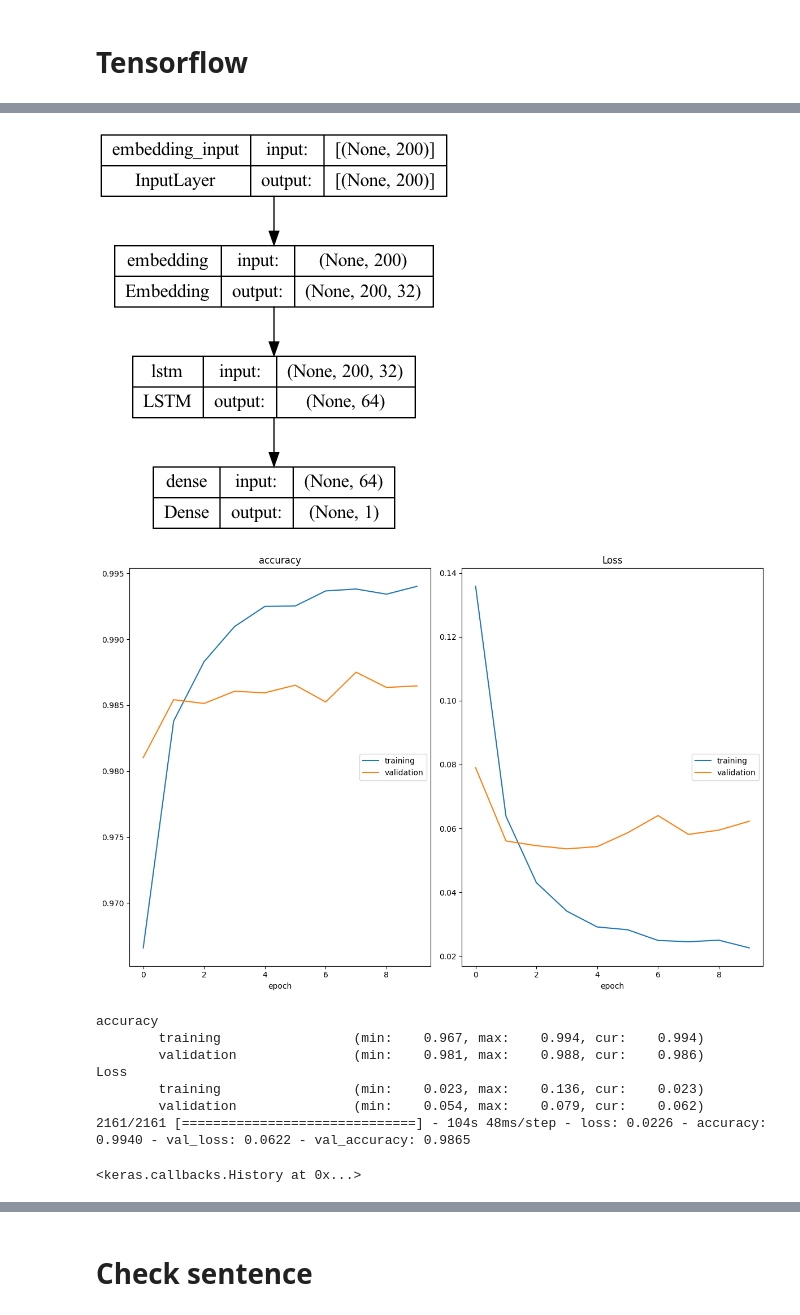
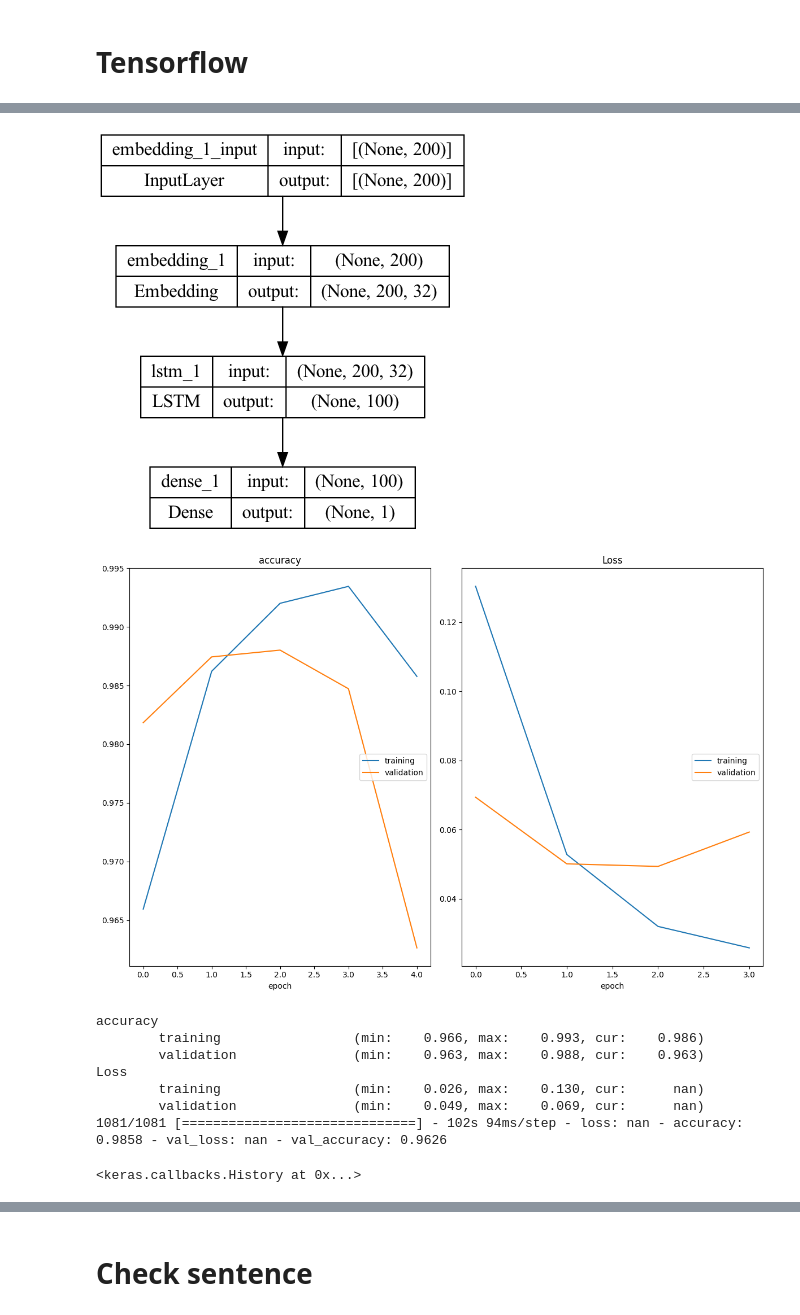
Before and after one commit to adwiza/datascience_skillbox, a Jupyter notebook: BW_project/BW_TEXT_PREP-W2V-TF-wo_HTML.ipynb, the cells around one changed output, grey strips where cells are left out. Drawn from its saved outputs; the diff is of its cells as text; code cells hidden in the pictures.

```diff
--- a/BW_project/BW_TEXT_PREP-W2V-TF-wo_HTML.ipynb
+++ b/BW_project/BW_TEXT_PREP-W2V-TF-wo_HTML.ipynb
@@ -470,0 +496,20 @@ _________________________________________________________________
+# %%
+import numpy as np
+from keras.datasets import imdb
+from keras.layers import LSTM, Embedding, Dense
+
+model = keras.models.Sequential()
+model.add(Embedding(num_unique_words, 32, input_length=max_length))
+model.add(LSTM(100))
+model.add(Dense(1, activation='sigmoid'))
+
+loss = keras.losses.BinaryCrossentropy(from_logits=False)
+optimizer = keras.optimizers.legacy.Adam(learning_rate=.01)
+metrics = ['accuracy']
+# metrics = [tf.keras.metrics.BinaryAccuracy(),
+#            tf.keras.metrics.FalseNegatives(),
+#            tf.keras.metrics.FalsePositives(),
+#           ]
+model.compile(loss=loss, optimizer=optimizer, metrics=metrics)
+
+print(model.summary())
@@ -472,7 +534,7 @@ _________________________________________________________________
 # draw model
 tf.keras.utils.plot_model(model, show_shapes=True)
 # %% [output]
-[figure, old version]
+[figure, new version]
 # %%
 from pathlib import Path
 from tensorflow.keras.models import load_model
@@ -494,17 +556,17 @@ metrics = ['accuracy']
 #           ]
 model.compile(loss=loss, optimizer=optimizer, metrics=metrics)
 # %%
-model.fit(X_train_padded, y_train, epochs=10, batch_size=32, validation_data=(X_val_padded, y_val), verbose=1,
+model.fit(X_train_padded, y_train, epochs=5, batch_size=64, validation_data=(X_val_padded, y_val), verbose=1,
           callbacks=[checkpoint, PlotLossesCallback()])
 # %% [output]
-[figure, old version]
+[figure, new version]
 accuracy
-        training                 (min:    0.967, max:    0.994, cur:    0.994)
-        validation               (min:    0.981, max:    0.988, cur:    0.986)
+        training                 (min:    0.966, max:    0.993, cur:    0.986)
+        validation               (min:    0.963, max:    0.988, cur:    0.963)
 Loss
-        training                 (min:    0.023, max:    0.136, cur:    0.023)
-        validation               (min:    0.054, max:    0.079, cur:    0.062)
-2161/2161 [==============================] - 104s 48ms/step - loss: 0.0226 - accuracy: 0.9940 - val_loss: 0.0622 - val_accuracy: 0.9865
+        training                 (min:    0.026, max:    0.130, cur:      nan)
+        validation               (min:    0.049, max:    0.069, cur:      nan)
+1081/1081 [==============================] - 102s 94ms/step - loss: nan - accuracy: 0.9858 - val_loss: nan - val_accuracy: 0.9626
 <keras.callbacks.History at 0x...>
 # %%
 history_df = pd.DataFrame(model.history.history)
```
Also changed, not shown: parts of 49 cells of this notebook, 7 other files.
